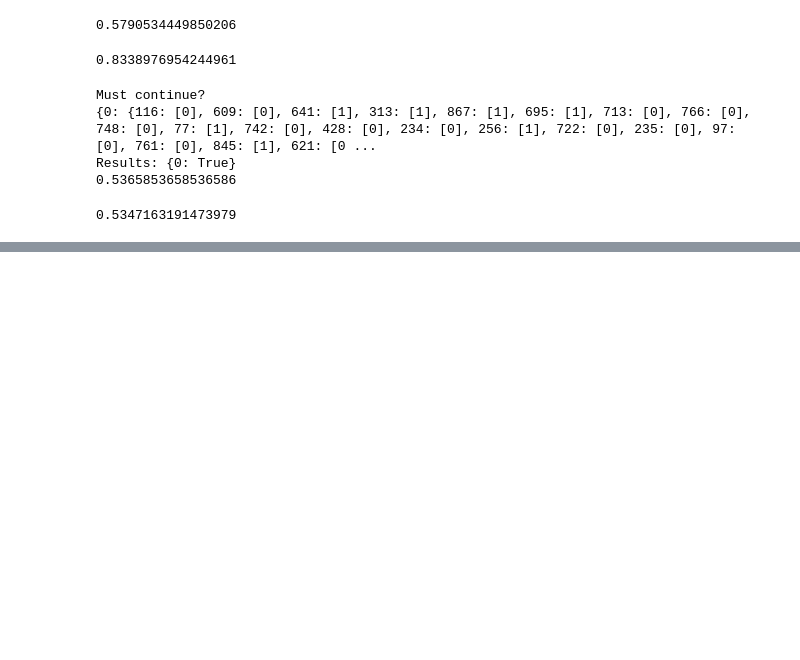
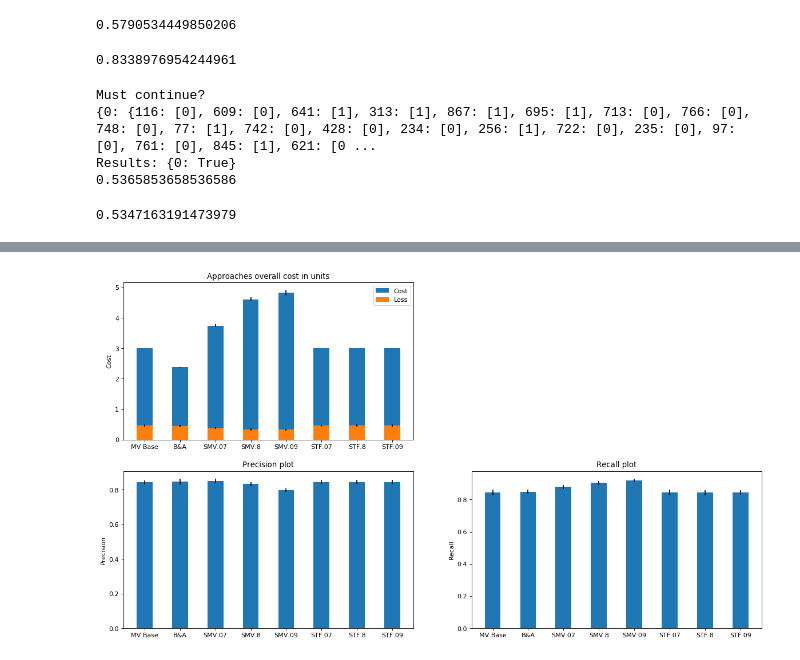
Before and after one commit to pmaglione/classification_model, a Jupyter notebook: test.ipynb, the cells around one changed output, grey strips where cells are left out. Saved outputs shown, nothing was run; the diff lists cells and outputs as text; code cells hidden in the pictures; blank space fills up the shorter version.

```diff
--- a/test.ipynb
+++ b/test.ipynb
@@ -442,0 +478,86 @@ np.mean(x)
+# %%
+from IPython.core import display as ICD
+
+data = pd.read_csv('./results/simulated_dataset/all_combinations_results_mv_base.csv')
+mv_base_01 = data[data['class_fn']=='majority_voting'][data['data_bal']==0.5][data['cost_ratio']==0.05]
+
+data = pd.read_csv('./results/simulated_dataset/all_combinations_results_break_tie.csv')
+ba_01 = data[data['class_fn']=='majority_voting'][data['data_bal']==0.5][data['cost_ratio']==0.05]
+
+data = pd.read_csv('./results/simulated_dataset/all_combinations_results_mv.csv')
+smv_01 = data[data['class_fn']=='majority_voting'][data['data_bal']==0.5][data['cost_ratio']==0.05]
+
+sem_05 = data[data['class_fn']=='truth_finder_single'][data['data_bal']==0.5][data['cost_ratio']==0.05]
+
+#plot
+datasets_print = [mv_base_01, ba_01, smv_01, sem_05]
+
+def get_approaches_results(datasets, column_mean, column_std):
+    mean = []
+    std = []
+    #initial
+    mean.append(datasets[0][column_mean][0])
+    std.append(datasets[0][column_std][0])
+    mean.append(datasets[1][column_mean][0])
+    std.append(datasets[1][column_std][0])
+
+    i = 2
+    for _ in range(3):
+        mean.append(list(datasets[2][column_mean])[i])
+        std.append(list(datasets[2][column_std])[i])
+
+        i += 1
+    i = 2
+    for _ in range(3):
+        mean.append(list(datasets[3][column_mean])[i])
+        std.append(list(datasets[3][column_std])[i])
+
+        i += 1
+
+    return mean, std
+
+plt.figure(num=None, figsize=(18, 10), dpi=80, facecolor='w', edgecolor='k')
+plt.tight_layout()
+#ind = [.14, .28, .42, .56, .70 , .84, 1]    # the x locations for the groups
+elems = 8
+ind = [1/(elems+1) * (i+1) for i in range(elems)]
+width = 0.05
+
+cost_mean, cost_std = get_approaches_results(datasets_print, "cost", "cost_std")
+
+plt.subplot(221)
+
+p1 = plt.bar(ind, [x/0.05/1000 for x in cost_mean], width, yerr=[x/0.05/1000 for x in cost_std])
+loss_mean, loss_std = get_approaches_results(datasets_print, "loss", "loss_std")
+p2 = plt.bar(ind, loss_mean, width, yerr=loss_std)
+plt.ylabel('Cost')
+plt.title('Approaches overall cost in units')
+plt.xticks(ind, ('MV Base', 'B&A', 'SMV.07', 'SMV.8', 'SMV.09', 'STF.07', 'STF.8', 'STF.09'))
+plt.legend((p1[0], p2[0]), ('Cost', 'Loss'))
+'''
+plt.subplot(222)
+loss_mean, loss_std = get_approaches_results(datasets_print, "loss", "loss_std")
+p2 = plt.bar(ind, loss_mean, width, yerr=loss_std)
+plt.ylabel('Loss')
+plt.title('Loss plot')
+plt.xticks(ind, ('MV Base', 'B&A', 'SMV.07', 'SMV.8', 'SMV.09', 'STF.07', 'STF.8', 'STF.09'))
+'''
+
+plt.subplot(223)
+loss_mean, loss_std = get_approaches_results(datasets_print, "precision", "precision_std")
+p2 = plt.bar(ind, loss_mean, width, yerr=loss_std)
+plt.ylabel('Precision')
+plt.title('Precision plot')
+plt.xticks(ind, ('MV Base', 'B&A', 'SMV.07', 'SMV.8', 'SMV.09', 'STF.07', 'STF.8', 'STF.09'))
+
+
+plt.subplot(224)
+loss_mean, loss_std = get_approaches_results(datasets_print, "recall", "recall_std")
+p2 = plt.bar(ind, loss_mean, width, yerr=loss_std)
+plt.ylabel('Recall')
+plt.title('Recall plot')
+plt.xticks(ind, ('MV Base', 'B&A', 'SMV.07', 'SMV.8', 'SMV.09', 'STF.07', 'STF.8', 'STF.09'))
+
+plt.show()
+# %% [output]
+[figure, added]
```
Also changed, not shown: parts of 7 cells of this notebook, 7 other files.
